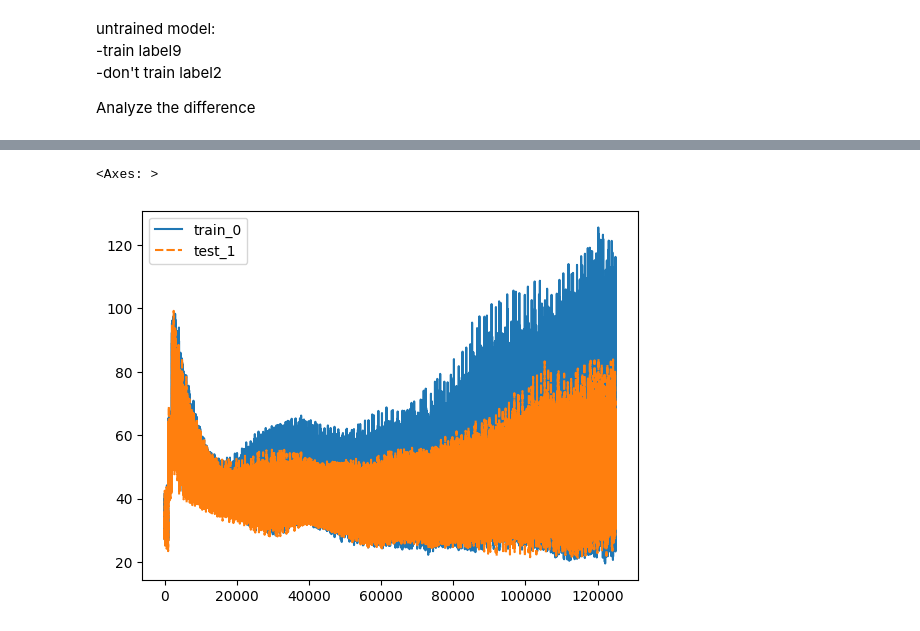
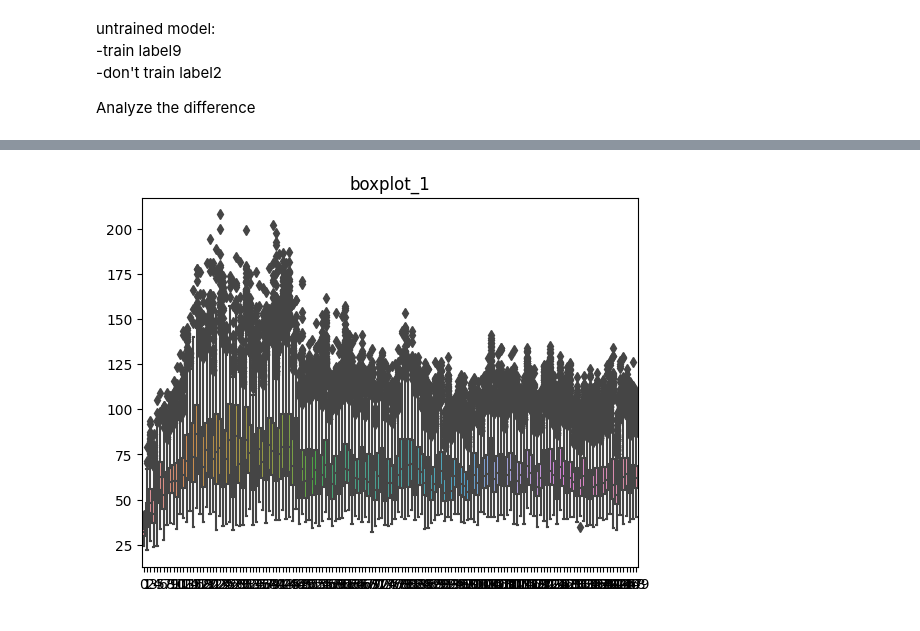
Before and after one commit to miaoshahaha/XAI-VAE, a Jupyter notebook: cifar10-xai.ipynb, the cells around one changed output, grey strips where cells are left out. Cells and saved outputs as stored; diff of their text form; code cells hidden in the pictures.

```diff
--- a/cifar10-xai.ipynb
+++ b/cifar10-xai.ipynb
@@ -1083,5 +1085,18 @@ sns.lineplot(data=kld_mean_table)
-# %%
-sns.lineplot(data=kld_table)
-# %% [output]
-<Axes: >
-[figure, removed]
+# %%
+for key in kld_table.keys():
+    if key == 'train_1':
+        group_plot_1 = {}
+        for i, n in enumerate(range(0, len(kld_table['train_1']), 1000)):
+            group_plot_1.setdefault(i, kld_table['train_1'][n:n+1000])
+    if key == 'test_8':
+        group_plot_8 = {}
+        for i, n in enumerate(range(0, len(kld_table['test_8']), 1000)):
+            group_plot_8.setdefault(i, kld_table['test_8'][n:n+1000])
+
+df_1 = pd.DataFrame(group_plot_1)
+df_8 = pd.DataFrame(group_plot_8)
+# %%
+sns.boxplot(data=df_1)
+plt.title('boxplot_1');
+# %% [output]
+[figure, added]
```
Also changed, not shown: parts of 8 cells of this notebook.
